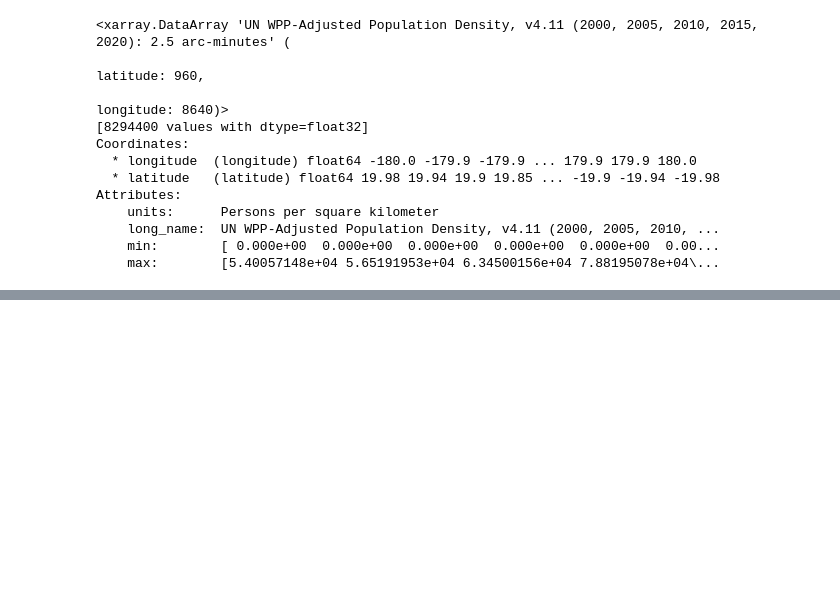
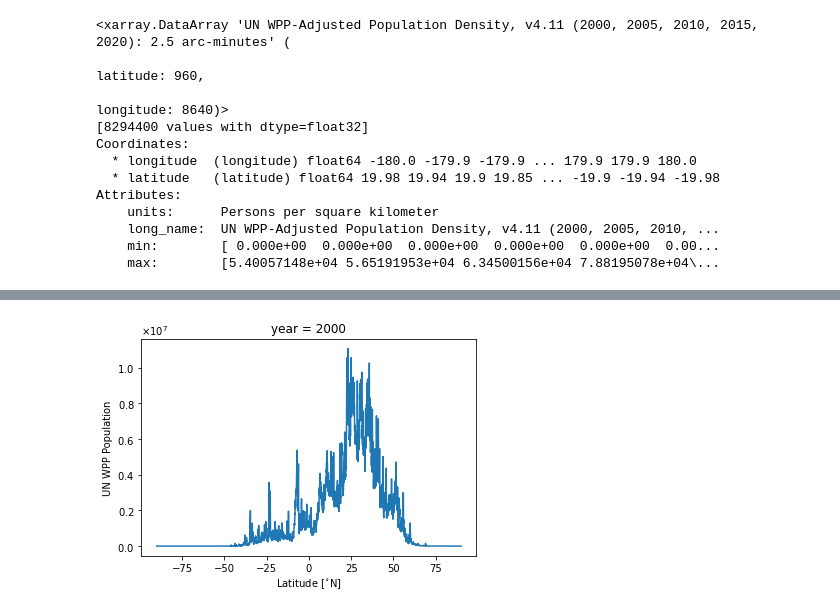
Before and after one commit to sdat2/pop, a Jupyter notebook: Pop.ipynb, the cells around one changed output, grey strips where cells are left out. Drawn from its saved outputs; the diff is of its cells as text; code cells hidden in the pictures; blank space fills up the shorter version.

```diff
--- a/Pop.ipynb
+++ b/Pop.ipynb
@@ -100,0 +123,5 @@ Attributes:
+# %%
+plot_units(count_all.sum(dim="longitude").isel(year=0)).plot()
+plt.gca().ticklabel_format(axis="y", style="sci", scilimits=(0, 0), useMathText=True)
+# %% [output]
+[figure, added]
```
Also changed, not shown: parts of 8 cells of this notebook.
